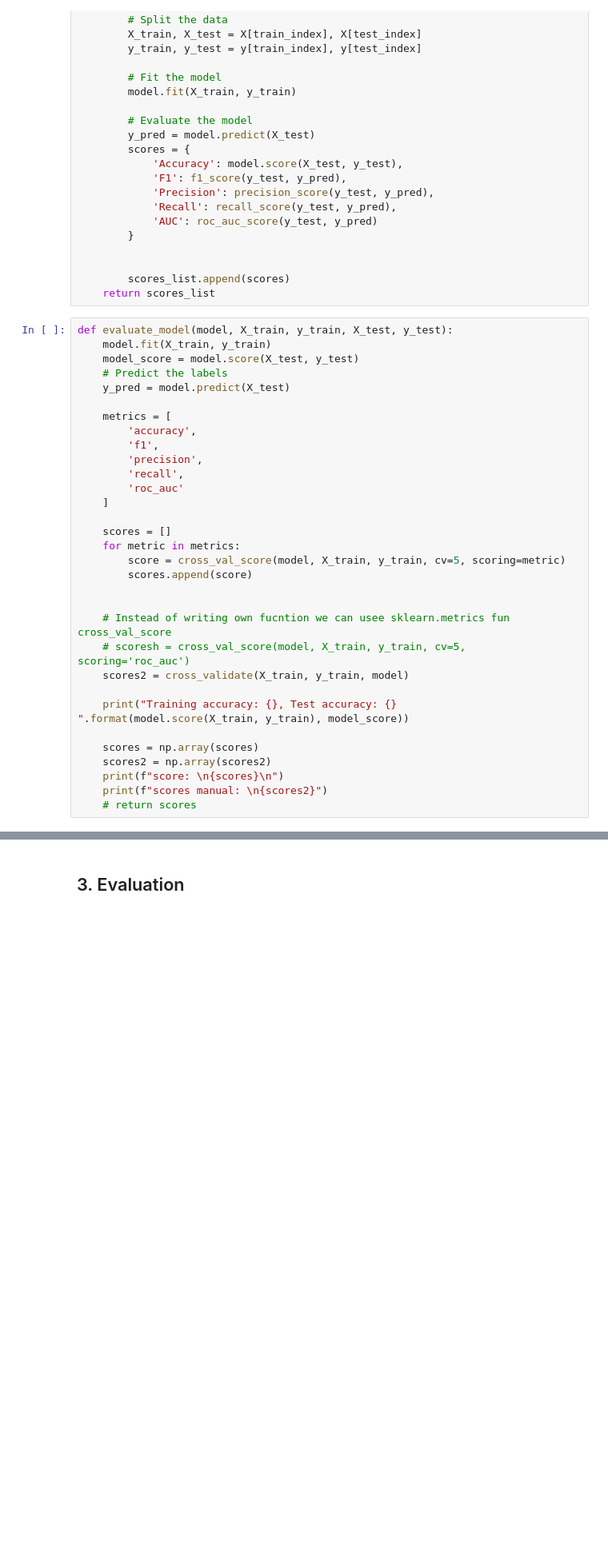
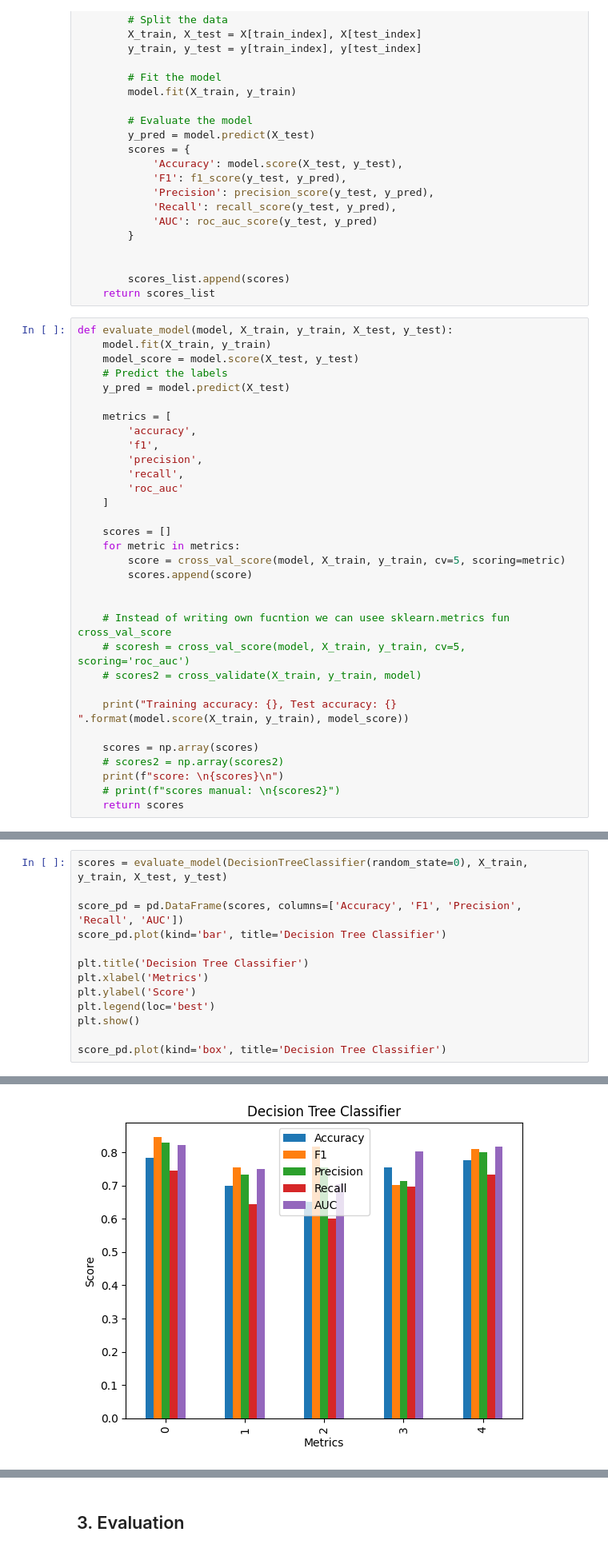
Before and after one commit to bl4ko/Biodegradability-of-Chemicals, a Jupyter notebook: Prediction.ipynb, the cells around one changed output, grey strips where cells are left out. Shown at 80% size. Drawn from its saved outputs; the diff is of its cells as text; blank space fills up the shorter version.

Commit message:
some graphs

```diff
--- a/Prediction.ipynb
+++ b/Prediction.ipynb
@@ -193,12 +193,12 @@ def evaluate_model(model, X_train, y_train, X_test, y_test):
 
     # Instead of writing own fucntion we can usee sklearn.metrics fun  cross_val_score
     # scoresh = cross_val_score(model, X_train, y_train, cv=5, scoring='roc_auc')
-    scores2 = cross_validate(X_train, y_train, model)
+    # scores2 = cross_validate(X_train, y_train, model)
 
     print("Training accuracy: {}, Test accuracy: {} ".format(model.score(X_train, y_train), model_score))
 
     scores = np.array(scores)
-    scores2 = np.array(scores2)
+    # scores2 = np.array(scores2)
     print(f"score: \n{scores}\n")
-    print(f"scores manual: \n{scores2}")
-    # return scores
+    # print(f"scores manual: \n{scores2}")
+    return scores
@@ -221,0 +205,14 @@ scores manual:
+# %%
+scores = evaluate_model(DecisionTreeClassifier(random_state=0), X_train, y_train, X_test, y_test)
+
+score_pd = pd.DataFrame(scores, columns=['Accuracy', 'F1', 'Precision', 'Recall', 'AUC'])
+score_pd.plot(kind='bar', title='Decision Tree Classifier')
+
+plt.title('Decision Tree Classifier')
+plt.xlabel('Metrics')
+plt.ylabel('Score')
+plt.legend(loc='best')
+plt.show()
+
+score_pd.plot(kind='box', title='Decision Tree Classifier')
+# %% [output]
@@ -221,0 +226 @@ scores manual:
+[figure, added]
```
Also changed, not shown: parts of 2 cells of this notebook.
